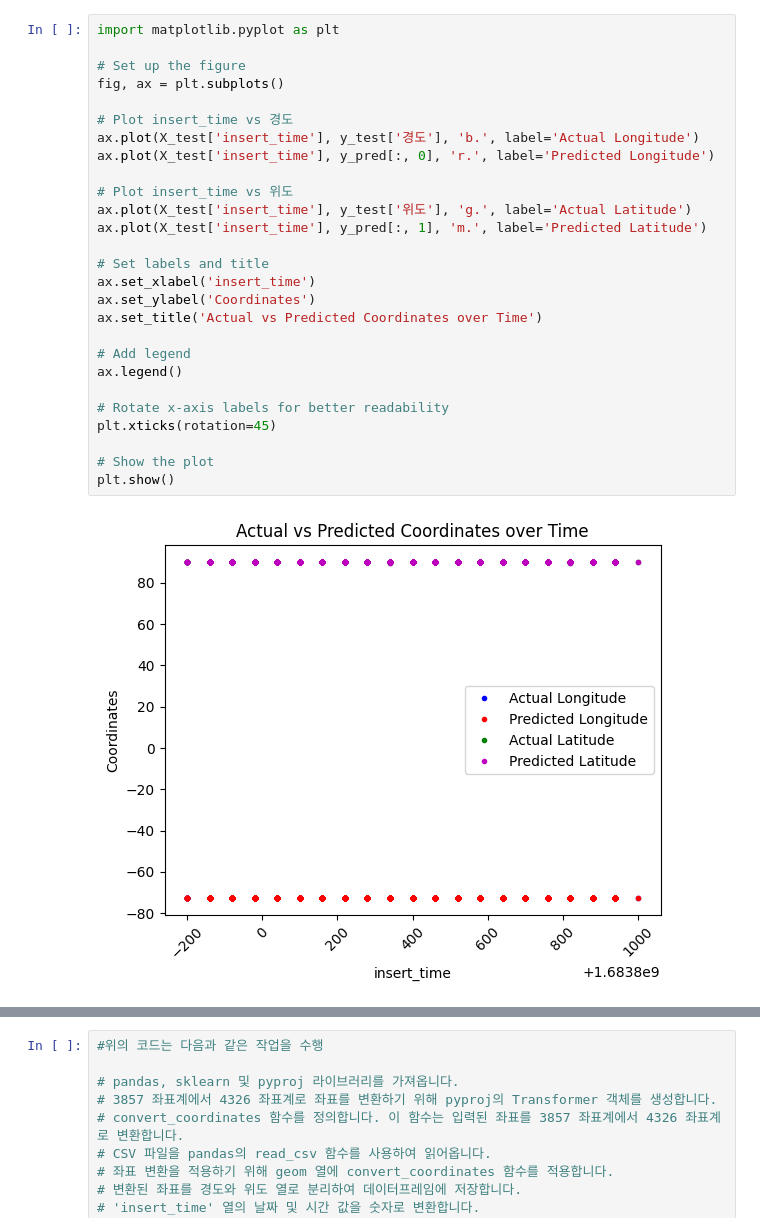
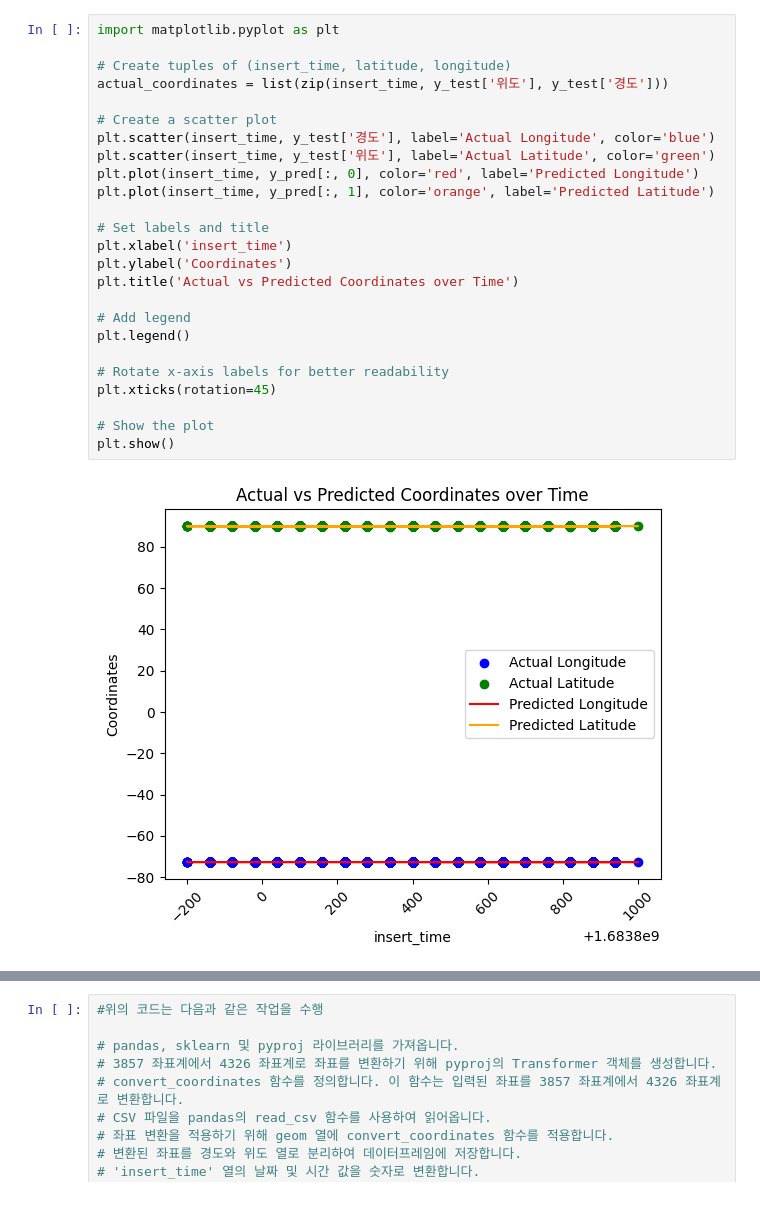
Before and after one commit to JWY0717/DA, a Jupyter notebook: DA/notebooks/03_model.ipynb, the cells around one changed output, grey strips where cells are left out. Drawn from its saved outputs; the diff is of its cells as text.

```diff
--- a/DA/notebooks/03_model.ipynb
+++ b/DA/notebooks/03_model.ipynb
@@ -58,29 +119,27 @@ Mean Squared Error: 4.4544686963212055e-29
 # %%
 import matplotlib.pyplot as plt
 
-# Set up the figure
-fig, ax = plt.subplots()
+# Create tuples of (insert_time, latitude, longitude)
+actual_coordinates = list(zip(insert_time, y_test['위도'], y_test['경도']))
 
-# Plot insert_time vs 경도
-ax.plot(X_test['insert_time'], y_test['경도'], 'b.', label='Actual Longitude')
-ax.plot(X_test['insert_time'], y_pred[:, 0], 'r.', label='Predicted Longitude')
-
-# Plot insert_time vs 위도
-ax.plot(X_test['insert_time'], y_test['위도'], 'g.', label='Actual Latitude')
-ax.plot(X_test['insert_time'], y_pred[:, 1], 'm.', label='Predicted Latitude')
+# Create a scatter plot
+plt.scatter(insert_time, y_test['경도'], label='Actual Longitude', color='blue')
+plt.scatter(insert_time, y_test['위도'], label='Actual Latitude', color='green')
+plt.plot(insert_time, y_pred[:, 0], color='red', label='Predicted Longitude')
+plt.plot(insert_time, y_pred[:, 1], color='orange', label='Predicted Latitude')
 
 # Set labels and title
-ax.set_xlabel('insert_time')
-ax.set_ylabel('Coordinates')
-ax.set_title('Actual vs Predicted Coordinates over Time')
+plt.xlabel('insert_time')
+plt.ylabel('Coordinates')
+plt.title('Actual vs Predicted Coordinates over Time')
 
 # Add legend
-ax.legend()
+plt.legend()
 
 # Rotate x-axis labels for better readability
 plt.xticks(rotation=45)
 
 # Show the plot
 plt.show()
 # %% [output]
-[figure, old version]
+[figure, new version]
```
Also changed, not shown: parts of 7 cells of this notebook, 3 other files.
